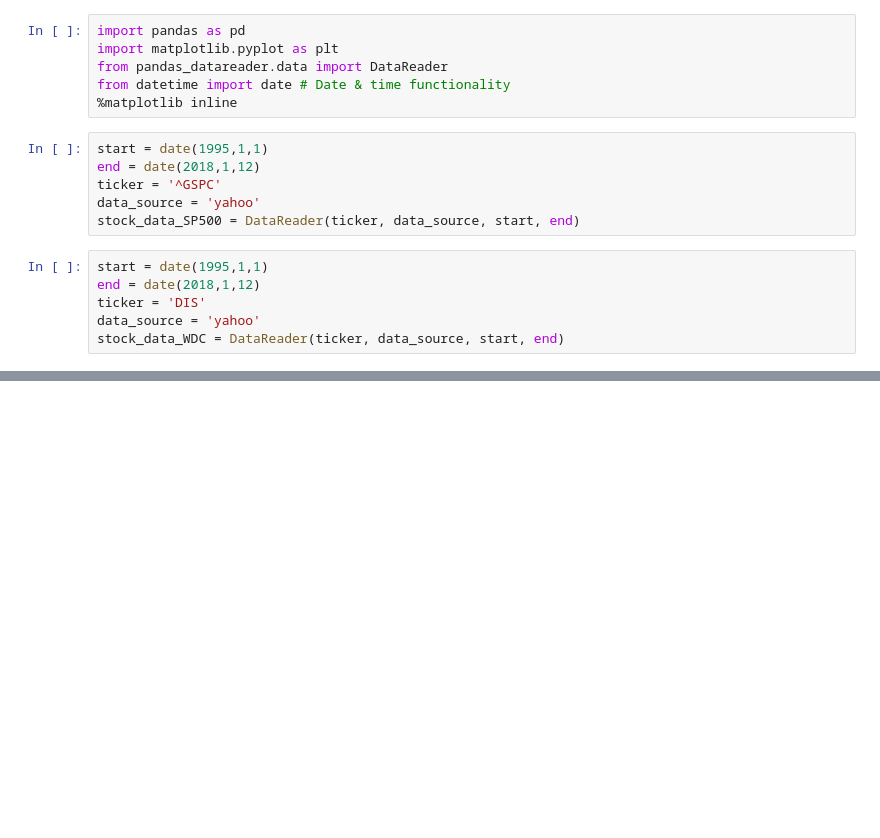
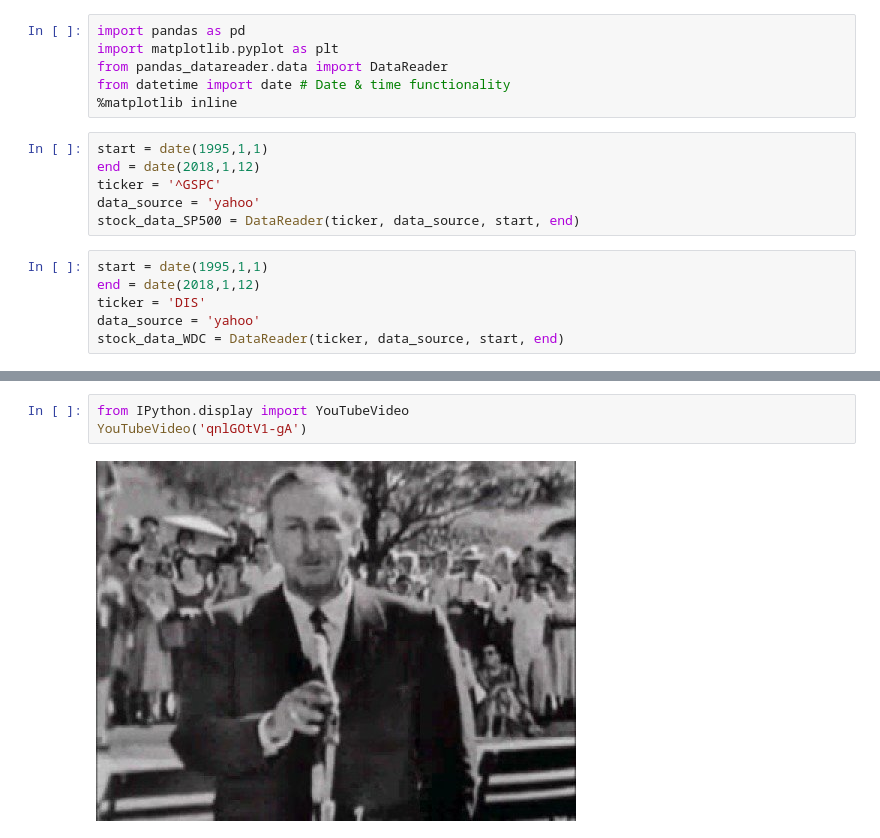
Before and after one commit to RobertHamberg/zooi, a Jupyter notebook: WDC.ipynb, the cells around one changed output, grey strips where cells are left out. Saved outputs shown, nothing was run; the diff lists cells and outputs as text; blank space fills up the shorter version.

```diff
--- a/WDC.ipynb
+++ b/WDC.ipynb
@@ -71,0 +55,5 @@ plt.legend(['S&P500'], loc='upper left')
+# %%
+from IPython.display import YouTubeVideo
+YouTubeVideo('qnlGOtV1-gA')
+# %% [output]
+[figure, added]
```
Also changed, not shown: parts of 28 cells of this notebook.
